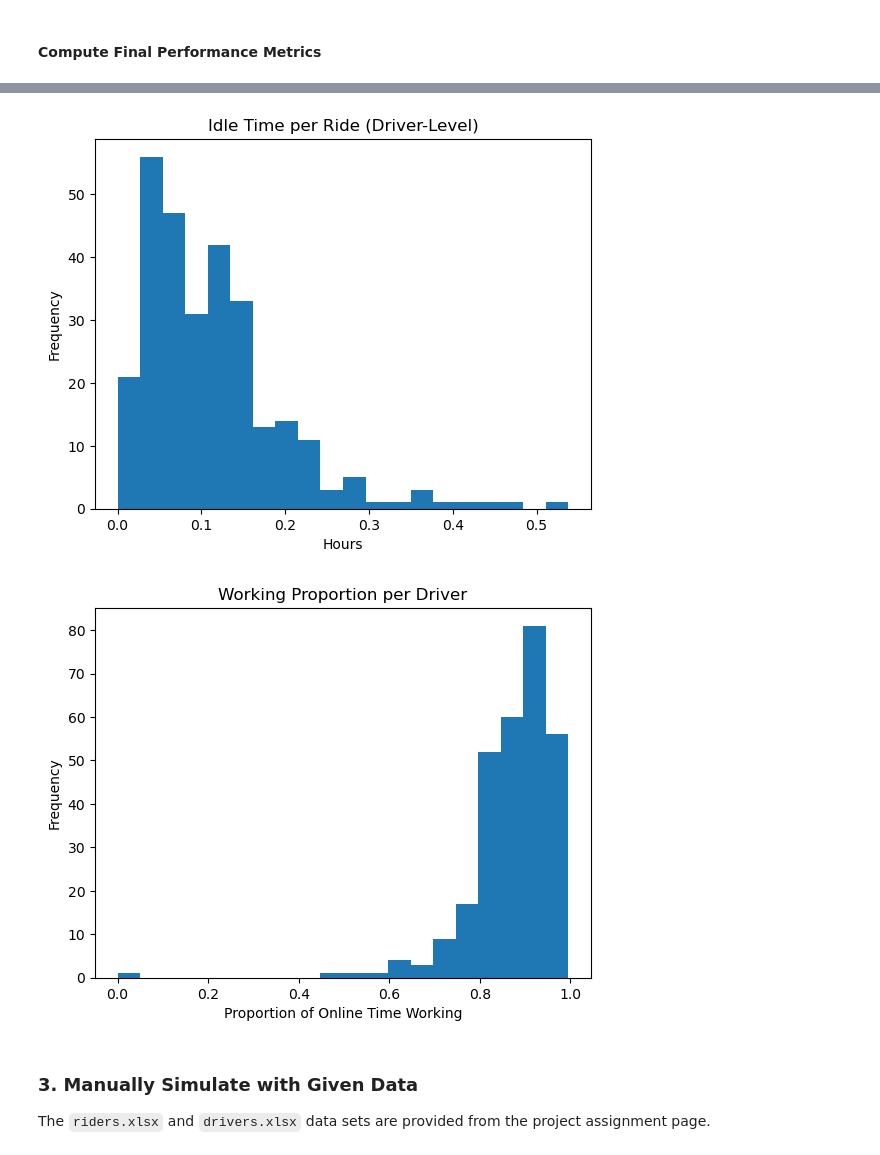
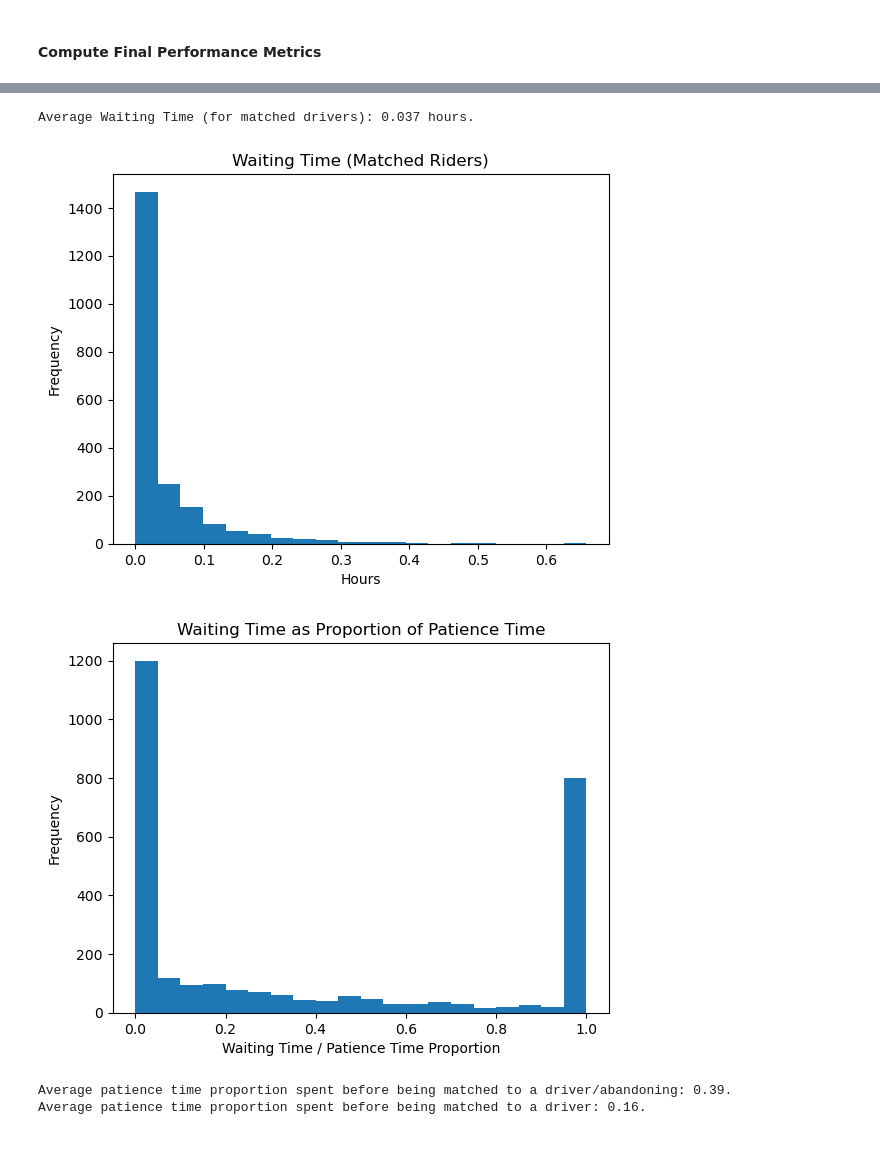
Before and after one commit to ekfortin9059/Simulation-Group-Project-1, a Jupyter notebook: metrics_code.ipynb, the cells around one changed output, grey strips where cells are left out. Drawn from its saved outputs; the diff is of its cells as text; code cells hidden in the pictures.

```diff
--- a/metrics_code.ipynb
+++ b/metrics_code.ipynb
@@ -464,22 +421,0 @@ plt.show()
-# %%
-plt.figure()
-plt.hist(driver_idle_per_ride, bins=20)
-plt.title("Idle Time per Ride (Driver-Level)")
-plt.xlabel("Hours")
-plt.ylabel("Frequency")
-plt.show()
-# %% [output]
-[figure, removed]
-# %%
-plt.figure()
-plt.hist(driver_working_ratio, bins=20)
-plt.title("Working Proportion per Driver")
-plt.xlabel("Proportion of Online Time Working")
-plt.ylabel("Frequency")
-plt.show()
-# %% [output]
-[figure, removed]
-# %% [markdown]
-### 3. Manually Simulate with Given Data
-
-The `riders.xlsx` and `drivers.xlsx` data sets are provided from the project assignment page.
@@ -488,0 +422,32 @@ drivers_df = pd.read_excel('drivers.xlsx')
+# %%
+# Average Waiting Time
+print(f"Average Waiting Time (for matched drivers): {np.mean(T_W):.3f} hours.")
+
+# histogram of waiting times
+plt.figure()
+plt.hist(T_W, bins=20)
+plt.title("Waiting Time (Matched Riders)")
+plt.xlabel("Hours")
+plt.ylabel("Frequency")
+plt.show()
+
+# histogram of proportions of waiting time spent before matching
+all_wait_ratios = np.array(T_All) / np.array(T_P)
+match_wait_ratios = [ratio for ratio in all_wait_ratios if ratio != 1]
+
+plt.figure()
+plt.hist(all_wait_ratios, bins=20)
+plt.title("Waiting Time as Proportion of Patience Time")
+plt.xlabel("Waiting Time / Patience Time Proportion")
+plt.ylabel("Frequency")
+plt.show()
+
+# Average proportion of patience time before being matched/abandoning
+print(f"Average patience time proportion spent before being matched to a driver/abandoning: {np.mean(all_wait_ratios):.2f}.")
+print(f"Average patience time proportion spent before being matched to a driver: {np.mean(match_wait_ratios):.2f}.")
+# %% [output]
+Average Waiting Time (for matched drivers): 0.037 hours.
+[figure, added]
+[figure, added]
+Average patience time proportion spent before being matched to a driver/abandoning: 0.39.
+Average patience time proportion spent before being matched to a driver: 0.16.
```
Also changed, not shown: parts of 14 cells of this notebook.
